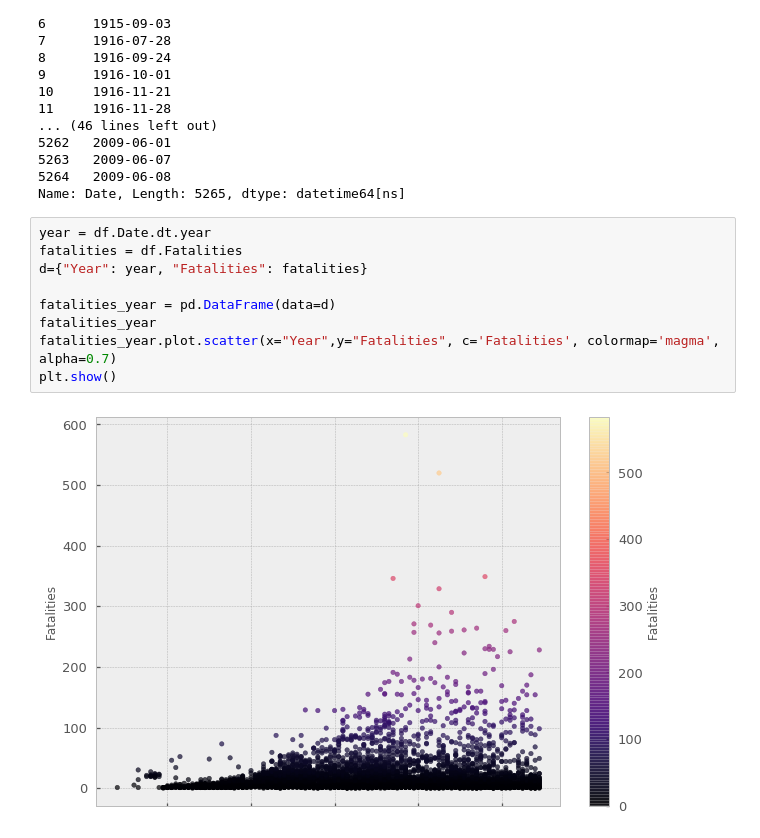
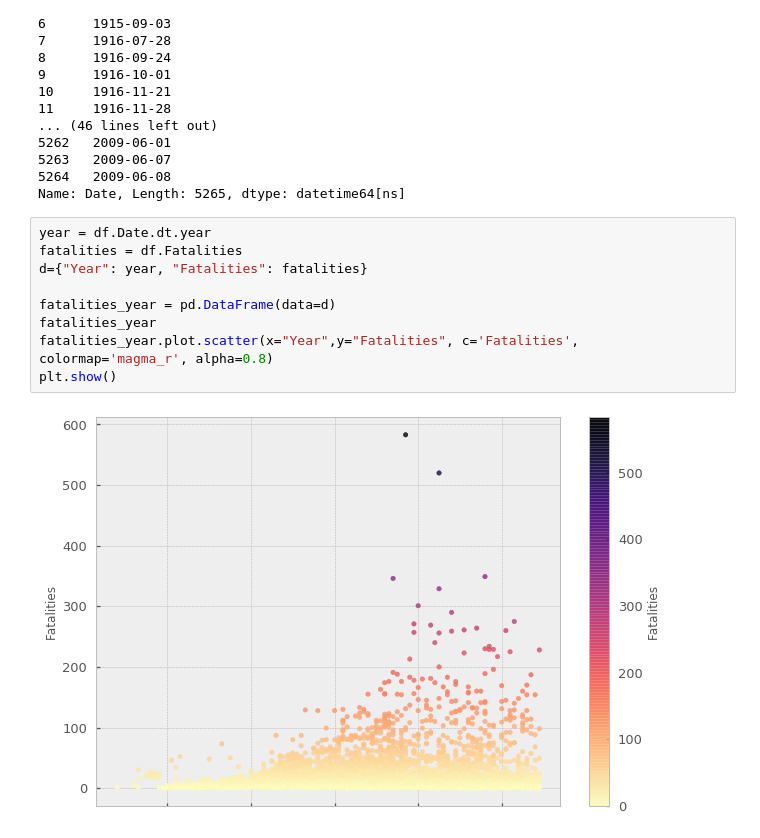
Before and after one commit to CatarinaL/GroupDataVizProjectDIT, a Jupyter notebook: ExploratoryDataAnalysis.ipynb, the cells around one changed output. Drawn from its saved outputs; the diff is of its cells as text.

Commit message:
reverse colormap

```diff
--- a/ExploratoryDataAnalysis.ipynb
+++ b/ExploratoryDataAnalysis.ipynb
@@ -77,11 +77,11 @@ Name: Date, Length: 5265, dtype: datetime64[ns]
 # %%
 year = df.Date.dt.year
 fatalities = df.Fatalities
 d={"Year": year, "Fatalities": fatalities}
 
 fatalities_year = pd.DataFrame(data=d)
 fatalities_year
-fatalities_year.plot.scatter(x="Year",y="Fatalities", c='Fatalities', colormap='magma', alpha=0.7)
+fatalities_year.plot.scatter(x="Year",y="Fatalities", c='Fatalities', colormap='magma_r', alpha=0.8)
 plt.show()
 # %% [output]
-[figure, old version]
+[figure, new version]
```
